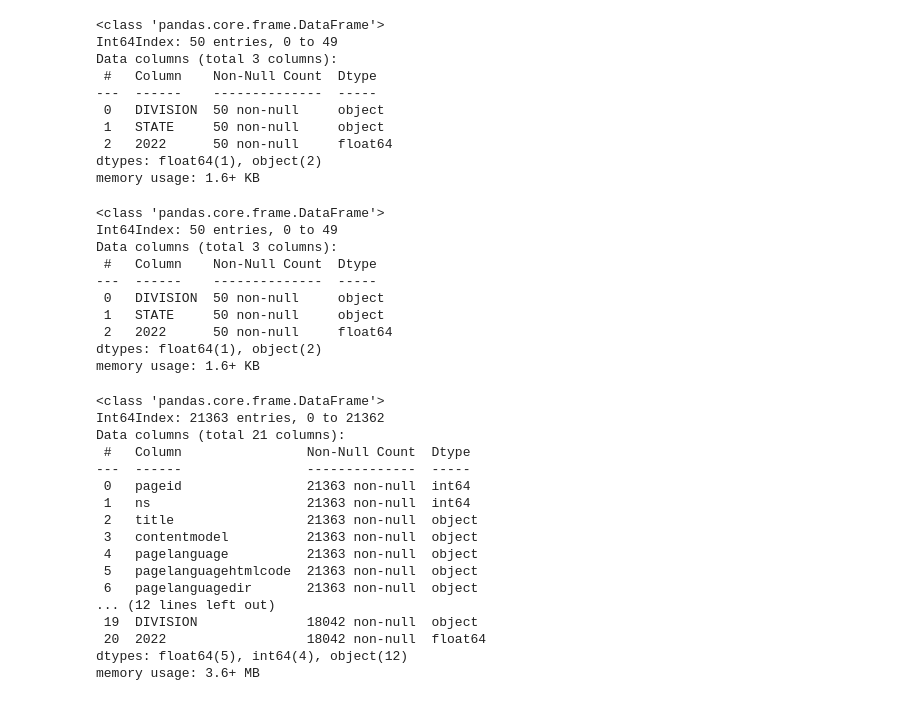
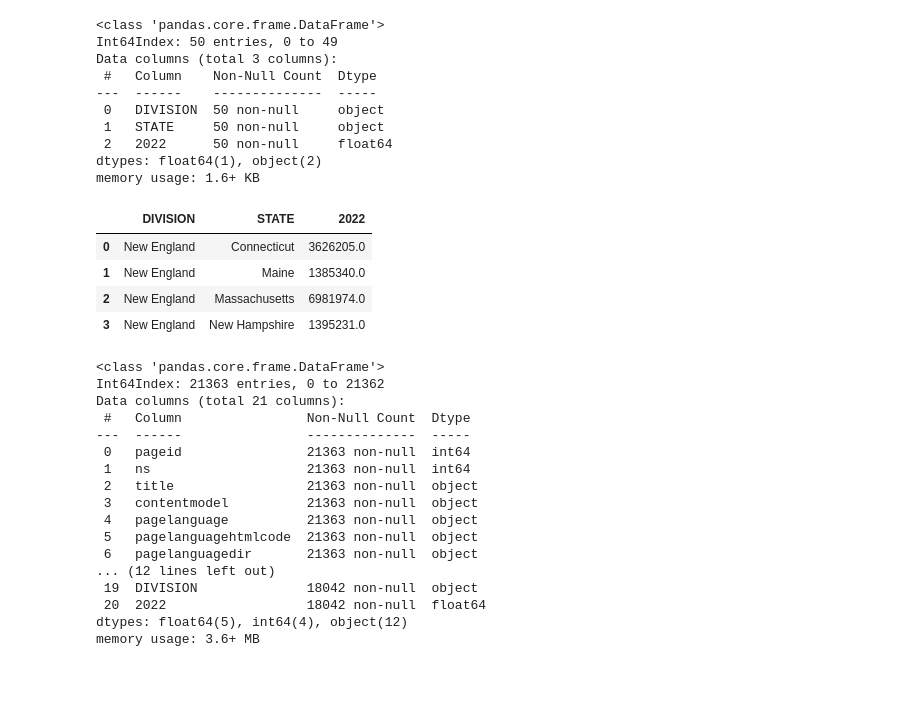
Before and after one commit to prerit162/data-512-homework_2, a Jupyter notebook: Code/Analysis.ipynb, the cells around one changed output. Drawn from its saved outputs; the diff is of its cells as text; code cells hidden in the pictures.

```diff
--- a/Code/Analysis.ipynb
+++ b/Code/Analysis.ipynb
@@ -396,19 +408,13 @@ dtypes: float64(1), object(2)
 memory usage: 1.6+ KB
 # %%
 region_population['STATE'] = region_population['STATE'].apply(lambda x: str(x).strip())
-region_population.head(2)
-region_population.info()
+region_population.head(4)
 # %% [output]
-<class 'pandas.core.frame.DataFrame'>
-Int64Index: 50 entries, 0 to 49
-Data columns (total 3 columns):
- #   Column    Non-Null Count  Dtype
----  ------    --------------  -----
- 0   DIVISION  50 non-null     object
- 1   STATE     50 non-null     object
- 2   2022      50 non-null     float64
-dtypes: float64(1), object(2)
-memory usage: 1.6+ KB
+|  | DIVISION | STATE | 2022 |
+| 0 | New England | Connecticut | 3626205.0 |
+| 1 | New England | Maine | 1385340.0 |
+| 2 | New England | Massachusetts | 6981974.0 |
+| 3 | New England | New Hampshire | 1395231.0 |
 # %%
 final_df = pd.merge(wiki_data,region_population, how='left', on = 'STATE')
 final_df.info()
```
Also changed, not shown: parts of 20 cells of this notebook.
